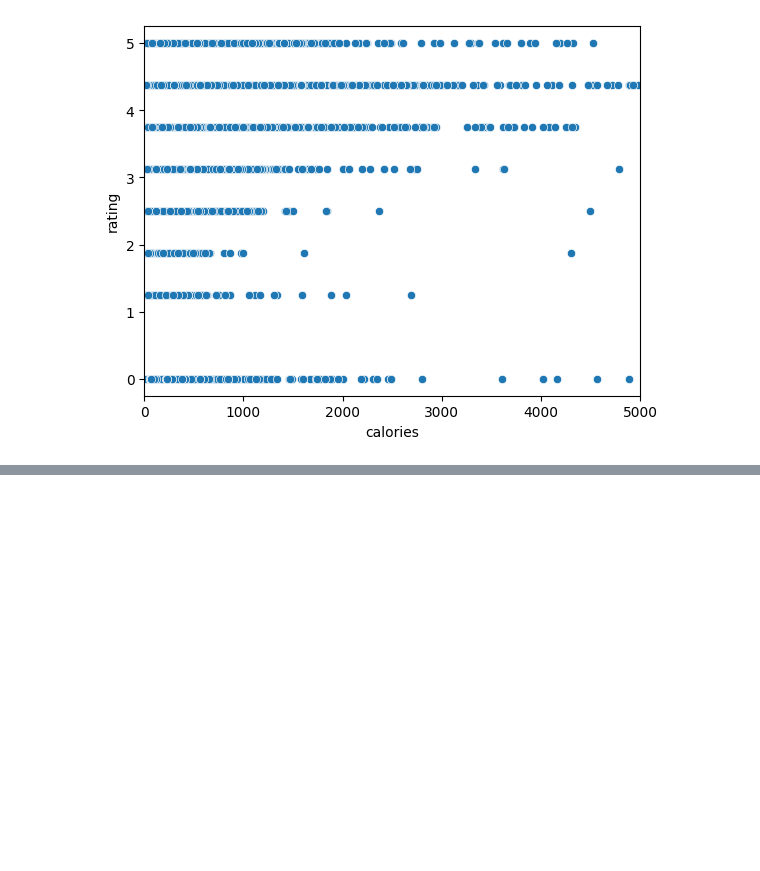
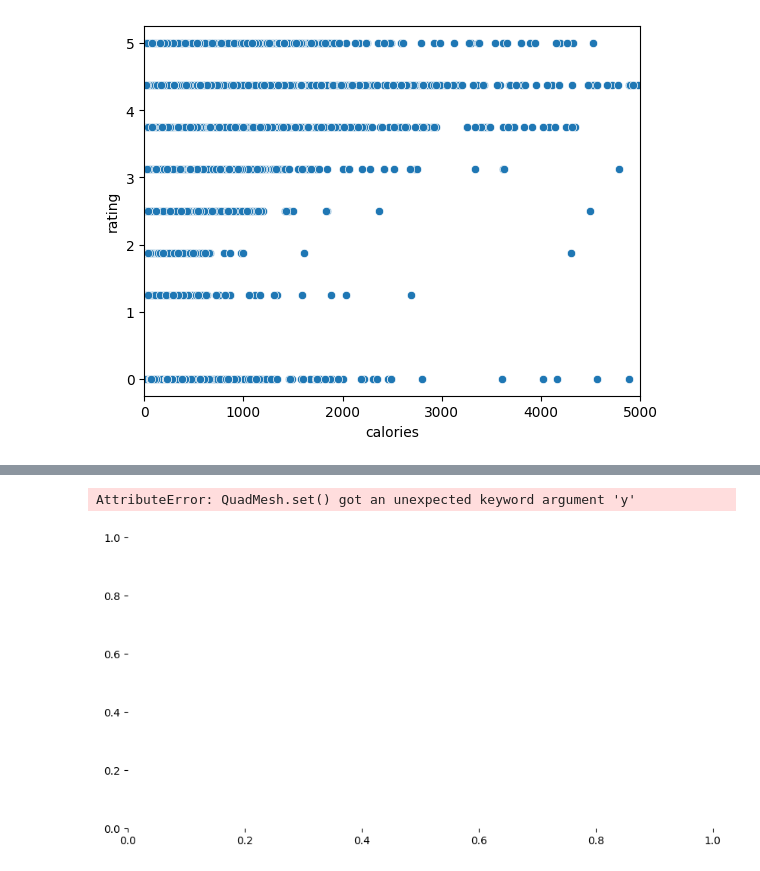
Before and after one commit to MikolajZaborowski/Bootcamp_Projects, a Jupyter notebook: Project1.ipynb, the cells around one changed output, grey strips where cells are left out. Saved outputs shown, nothing was run; the diff lists cells and outputs as text; code cells hidden in the pictures; blank space fills up the shorter version.

```diff
--- a/Project1.ipynb
+++ b/Project1.ipynb
@@ -106,0 +95,4 @@ bars=ax.bar(unique_rating,  , width=0.4, color="g")
+# %%
+d={"rating":unique_rating, "calories":srednie_kalorie, "protein":srednie_proteiny, "fat": sredni_tłuszcz, "sodium":srednia_sól }
+srednie=pd.DataFrame(d)
+srednie
@@ -106,0 +150,2 @@ bars=ax.bar(unique_rating,  , width=0.4, color="g")
+# %%
+srednie.set_index("rating")
@@ -106,0 +177,8 @@ bars=ax.bar(unique_rating,  , width=0.4, color="g")
+# %%
+import seaborn as sns
+plt.figure(figsize=(10,5))
+sns.heatmap(data=srednie[["calories","protein","fat","sodium"]],y=srednie["rating"] , annot=True)
+plt.show()
+# %% [output]
+AttributeError: QuadMesh.set() got an unexpected keyword argument 'y'
+[figure, added]
```
Also changed, not shown: parts of 13 cells of this notebook.
